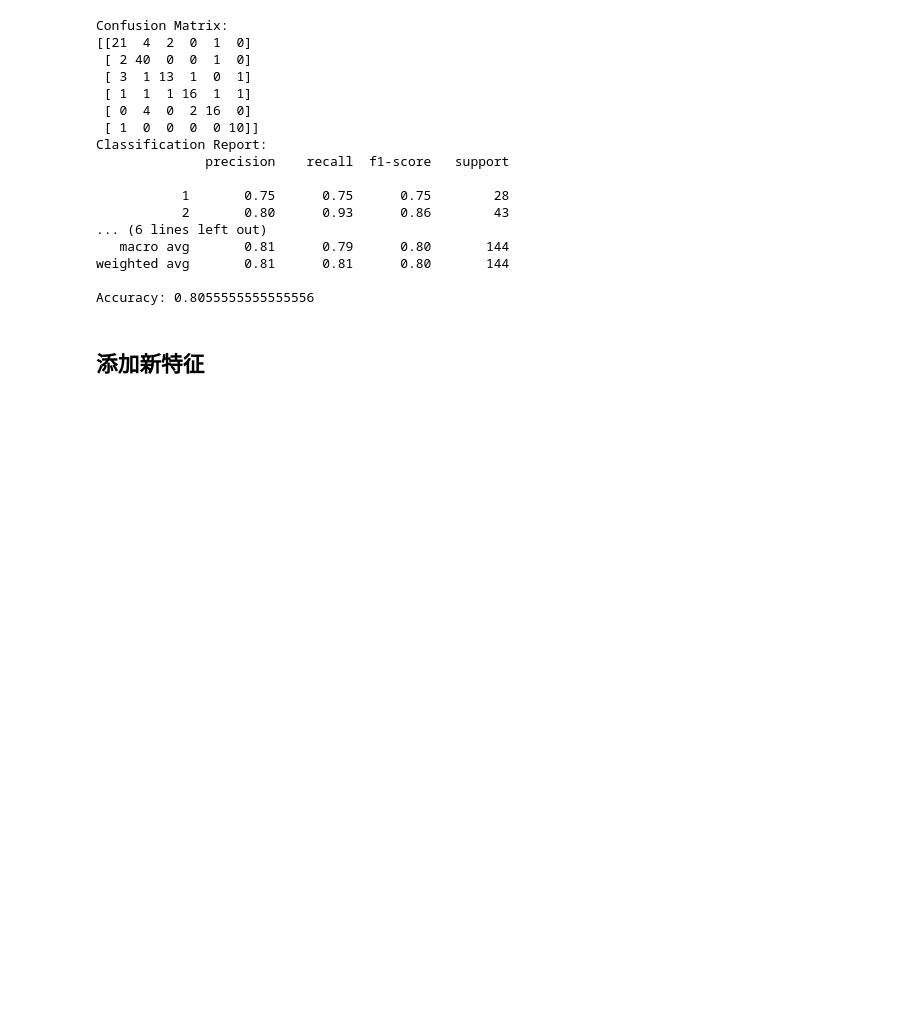
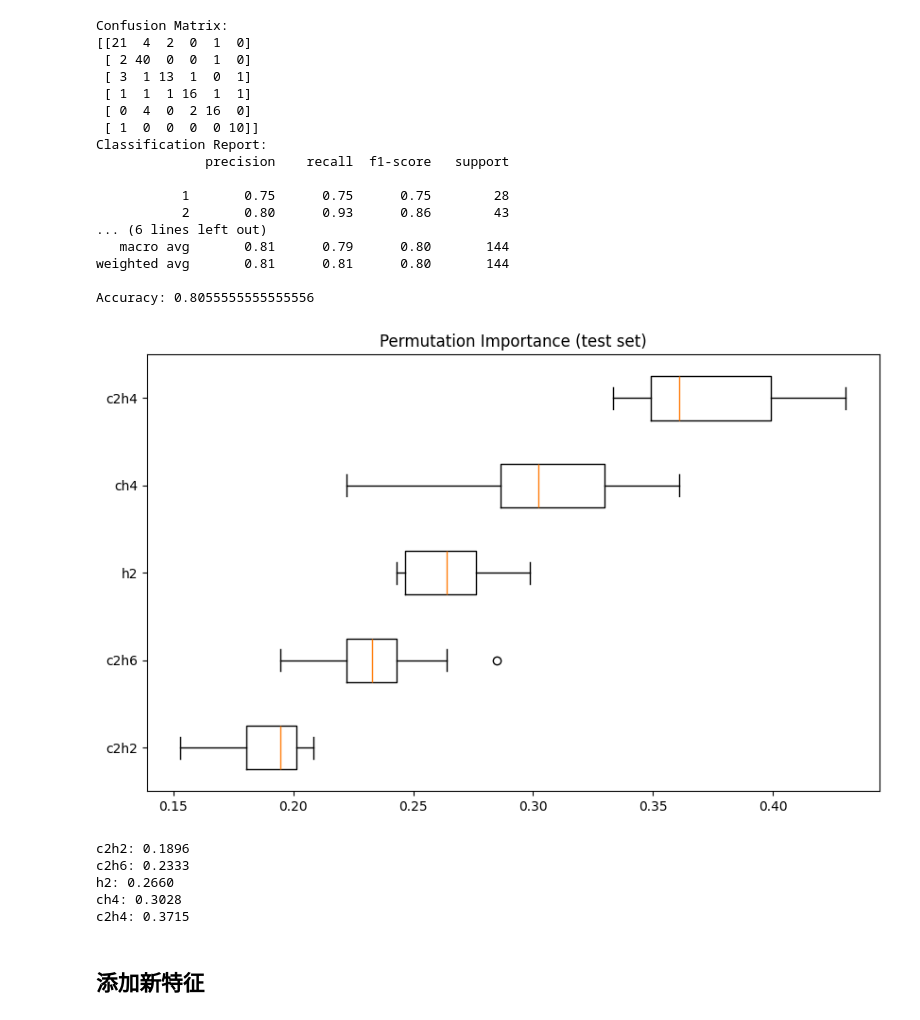
Before and after one commit to Sihan0229/DGA, a Jupyter notebook: Dissolved-Gas-Analysis/dga_mydata.ipynb, the cells around one changed output. Saved outputs shown, nothing was run; the diff lists cells and outputs as text; code cells hidden in the pictures; blank space fills up the shorter version.

```diff
--- a/Dissolved-Gas-Analysis/dga_mydata.ipynb
+++ b/Dissolved-Gas-Analysis/dga_mydata.ipynb
@@ -319,6 +301,35 @@ Classification Report:
 weighted avg       0.81      0.81      0.80       144
 
 Accuracy: 0.8055555555555556
+# %%
+from sklearn.neighbors import KNeighborsClassifier
+from sklearn.inspection import permutation_importance
+import matplotlib.pyplot as plt
+import numpy as np
+
+# 假设 X_train, y_train, X_test, y_test 已经定义
+
+classifier = KNeighborsClassifier(n_neighbors=1)
+classifier.fit(X_train, y_train)
+
+result = permutation_importance(classifier, X_test, y_test, n_repeats=10, random_state=42)
+
+sorted_idx = result.importances_mean.argsort()
+
+plt.figure(figsize=(10, 6))
+plt.boxplot(result.importances[sorted_idx].T, vert=False, labels=X_test.columns[sorted_idx])
+plt.title("Permutation Importance (test set)")
+plt.show()
+
+for i in sorted_idx:
+    print(f"{X_train.columns[i]}: {result.importances_mean[i]:.4f}")
+# %% [output]
+[figure, added]
+c2h2: 0.1896
+c2h6: 0.2333
+h2: 0.2660
+ch4: 0.3028
+c2h4: 0.3715
 # %% [markdown]
 ## 添加新特征
 # %%
```
Also changed, not shown: parts of 16 cells of this notebook, 2 other files.
